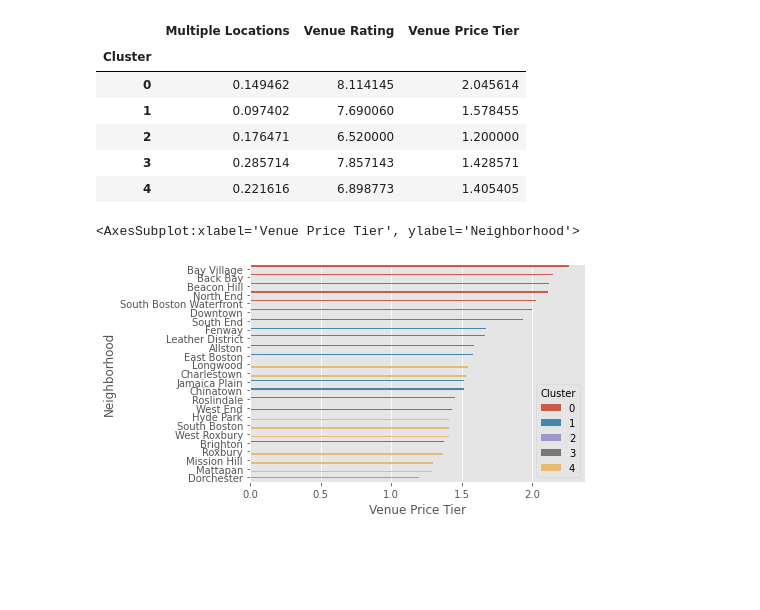
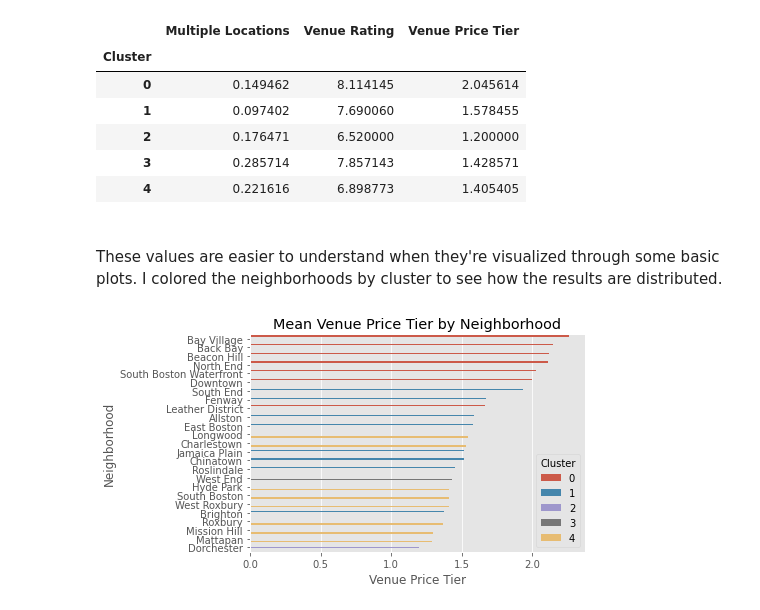
Before and after one commit to brandonbellanti/Coursera_Capstone, a Jupyter notebook: final_project/boston_food_scene.ipynb, the cells around one changed output. Saved outputs shown, nothing was run; the diff lists cells and outputs as text; code cells hidden in the pictures; blank space fills up the shorter version.

```diff
--- a/final_project/boston_food_scene.ipynb
+++ b/final_project/boston_food_scene.ipynb
@@ -858,5 +928,4 @@ array([[ 4.89897949, -0.29212743, -0.86921015, ..., -1.85332763,
 kclusters = 5
 
 # run k-means clustering
-kmeans = KMeans(n_clusters=kclusters, random_state=0).fit(X)
-kmeans.labels_
+kmeans = KMeans(init='k-means++',n_clusters=kclusters, random_state=0,n_init=10).fit(X)
@@ -884,8 +980,15 @@ features.groupby('Cluster')[['Multiple Locations','Venue Rating','Venue Price Ti
 | 2 | 0.176471 | 6.520000 | 1.200000 |
 | 3 | 0.285714 | 7.857143 | 1.428571 |
 | 4 | 0.221616 | 6.898773 | 1.405405 |
+# %% [markdown]
+<br>
+
+These values are easier to understand when they're visualized through some basic plots. I colored the neighborhoods by cluster to see how the results are distributed.
 # %%
-sns.barplot(data=features.reset_index().sort_values(by='Venue Price Tier',ascending=False),y='Neighborhood',x='Venue Price Tier',hue='Cluster')
+# plot mean venue price by neighborhood and cluster
+plot_features = features.reset_index().sort_values(by='Venue Price Tier',ascending=False)
+sns.barplot(data=plot_features, y='Neighborhood',x='Venue Price Tier',hue='Cluster')
+plt.title('Mean Venue Price Tier by Neighborhood')
+plt.show()
 # %% [output]
-<AxesSubplot:xlabel='Venue Price Tier', ylabel='Neighborhood'>
-[figure, old version]
+[figure, new version]
```
Also changed, not shown: parts of 61 cells of this notebook.
